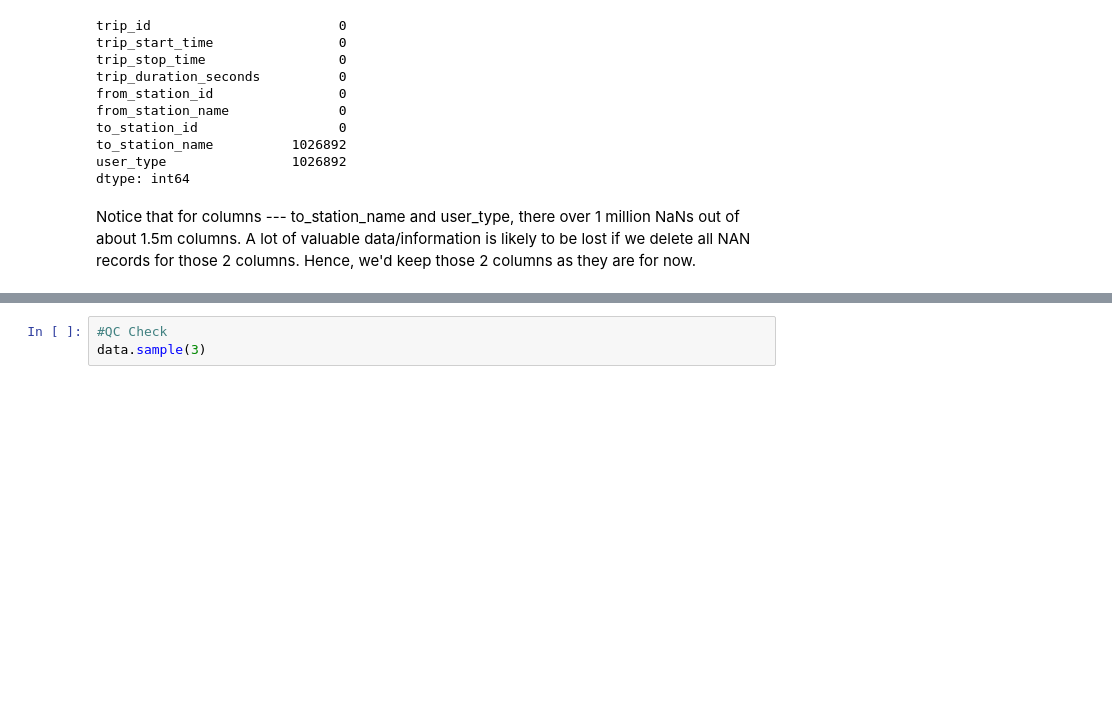
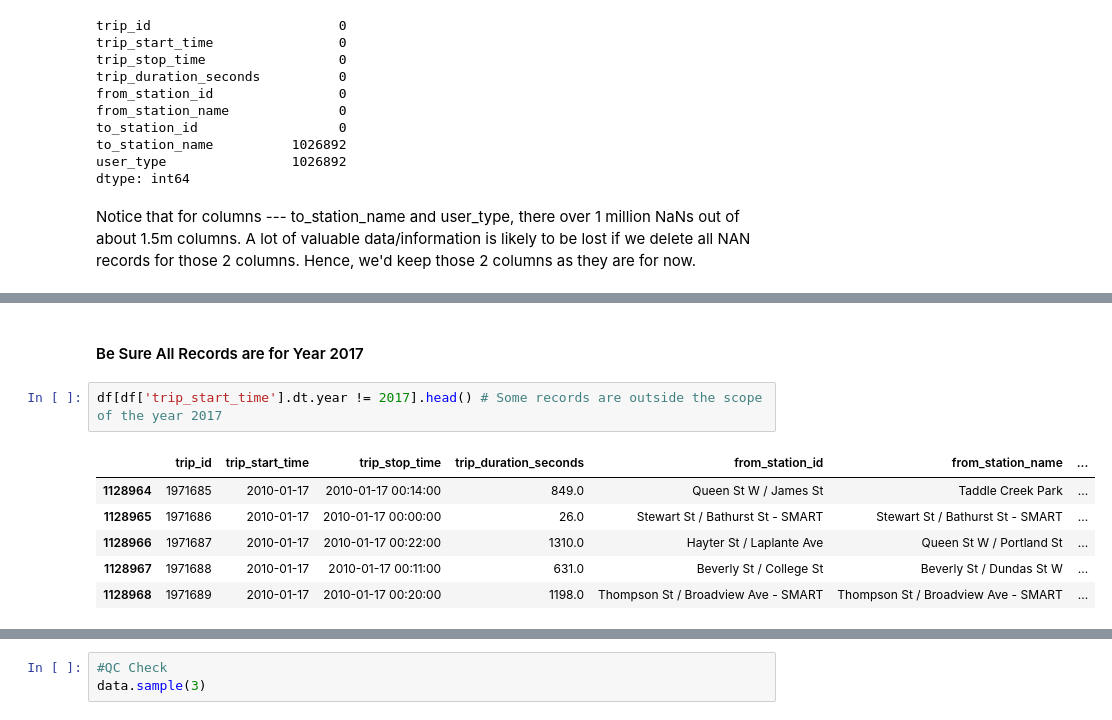
Before and after one commit to PrinceDuru/Operations_Analysis, a Jupyter notebook: Toronto_Bike_Share_Data_Analysis_Code.ipynb, the cells around one changed output, grey strips where cells are left out. Cells and saved outputs as stored; diff of their text form; blank space fills up the shorter version.

```diff
--- a/Toronto_Bike_Share_Data_Analysis_Code.ipynb
+++ b/Toronto_Bike_Share_Data_Analysis_Code.ipynb
@@ -150,0 +176,11 @@ df.sample(2)
+# %% [markdown]
+#### Be Sure All Records are for Year 2017
+# %%
+df[df['trip_start_time'].dt.year != 2017].head() # Some records are outside the scope of the year 2017
+# %% [output]
+|  | trip_id | trip_start_time | trip_stop_time | trip_duration_seconds | from_station_id | from_station_name | ... |
+| 1128964 | 1971685 | 2010-01-17 | 2010-01-17 00:14:00 | 849.0 | Queen St W / James St | Taddle Creek Park | ... |
+| 1128965 | 1971686 | 2010-01-17 | 2010-01-17 00:00:00 | 26.0 | Stewart St / Bathurst St - SMART | Stewart St / Bathurst St - SMART | ... |
+| 1128966 | 1971687 | 2010-01-17 | 2010-01-17 00:22:00 | 1310.0 | Hayter St / Laplante Ave | Queen St W / Portland St | ... |
+| 1128967 | 1971688 | 2010-01-17 | 2010-01-17 00:11:00 | 631.0 | Beverly St / College St | Beverly St / Dundas St W | ... |
+| 1128968 | 1971689 | 2010-01-17 | 2010-01-17 00:20:00 | 1198.0 | Thompson St / Broadview Ave - SMART | Thompson St / Broadview Ave - SMART | ... |
```
Also changed, not shown: parts of 27 cells of this notebook.
